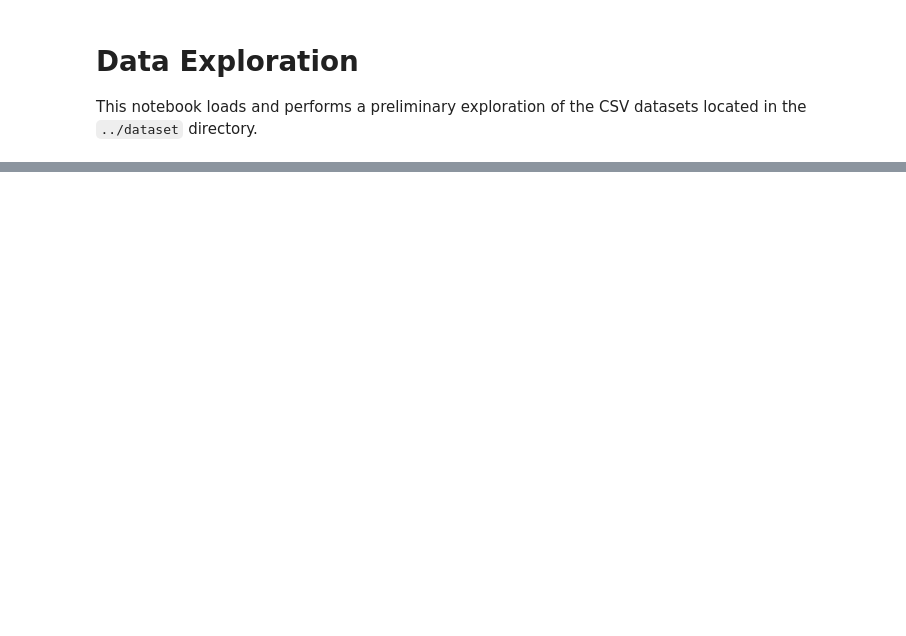
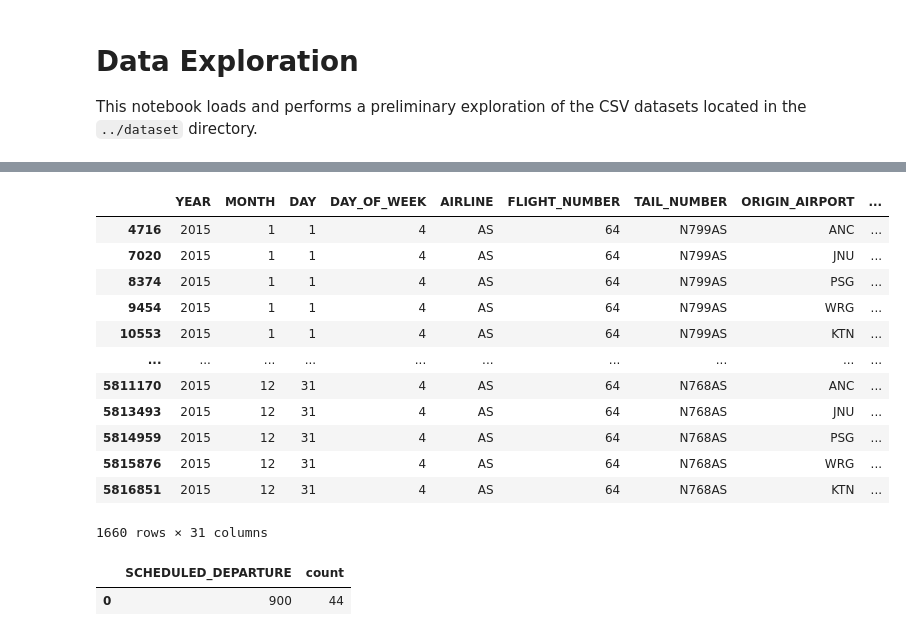
Before and after one commit to lorenzo-marranini/SkyGraphProject, a Jupyter notebook: python/data-exploration.ipynb, the cells around one changed output, grey strips where cells are left out. Cells and saved outputs as stored; diff of their text form; code cells hidden in the pictures; blank space fills up the shorter version.

```diff
--- a/python/data-exploration.ipynb
+++ b/python/data-exploration.ipynb
@@ -165,0 +35,4 @@ Plotting distributions for 5 numeric columns...
+# %%
+flights = pd.read_csv("../dataset/flights_cleaned.csv")
+flights['ORIGIN_AIRPORT'] = flights['ORIGIN_AIRPORT'].astype(str)
+flights['DESTINATION_AIRPORT'] = flights['DESTINATION_AIRPORT'].astype(str)
@@ -165,0 +153,21 @@ Plotting distributions for 5 numeric columns...
+# %%
+flights.query("FLIGHT_NUMBER == 64 and AIRLINE == 'AS'")
+# %% [output]
+|  | YEAR | MONTH | DAY | DAY_OF_WEEK | AIRLINE | FLIGHT_NUMBER | TAIL_NUMBER | ORIGIN_AIRPORT | ... |
+| 4716 | 2015 | 1 | 1 | 4 | AS | 64 | N799AS | ANC | ... |
+| 7020 | 2015 | 1 | 1 | 4 | AS | 64 | N799AS | JNU | ... |
+| 8374 | 2015 | 1 | 1 | 4 | AS | 64 | N799AS | PSG | ... |
+| 9454 | 2015 | 1 | 1 | 4 | AS | 64 | N799AS | WRG | ... |
+| 10553 | 2015 | 1 | 1 | 4 | AS | 64 | N799AS | KTN | ... |
+| ... | ... | ... | ... | ... | ... | ... | ... | ... | ... |
+| 5811170 | 2015 | 12 | 31 | 4 | AS | 64 | N768AS | ANC | ... |
+| 5813493 | 2015 | 12 | 31 | 4 | AS | 64 | N768AS | JNU | ... |
+| 5814959 | 2015 | 12 | 31 | 4 | AS | 64 | N768AS | PSG | ... |
+| 5815876 | 2015 | 12 | 31 | 4 | AS | 64 | N768AS | WRG | ... |
+| 5816851 | 2015 | 12 | 31 | 4 | AS | 64 | N768AS | KTN | ... |
+1660 rows × 31 columns
+# %%
+flights.query("FLIGHT_NUMBER == 1 and AIRLINE == 'AA' and DAY_OF_WEEK == 1").groupby("SCHEDULED_DEPARTURE").size().reset_index(name="count").sort_values("count")
+# %% [output]
+|  | SCHEDULED_DEPARTURE | count |
+| 0 | 900 | 44 |
```
Also changed, not shown: parts of 45 cells of this notebook.
